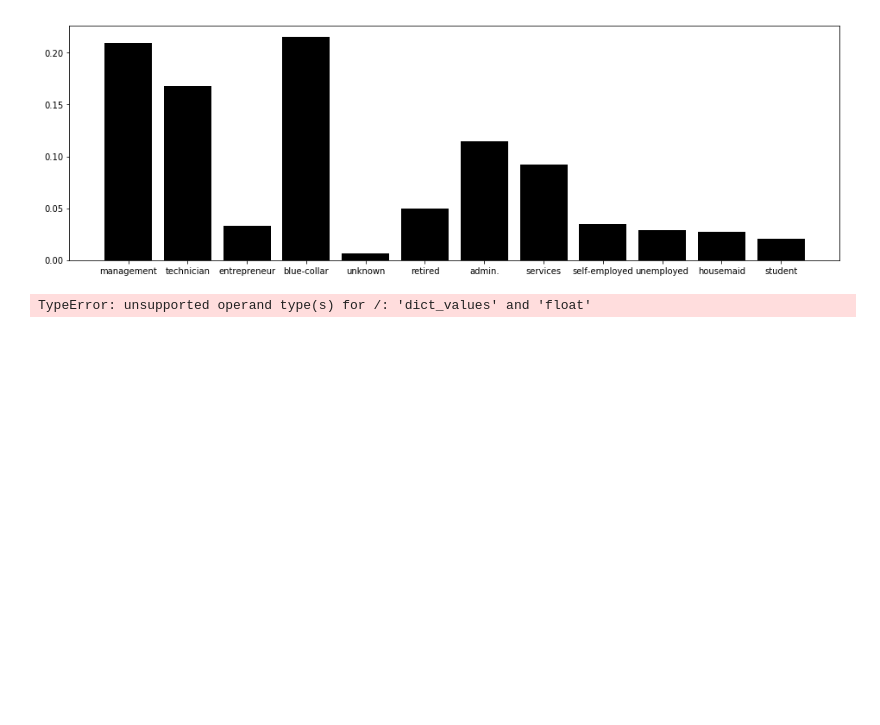
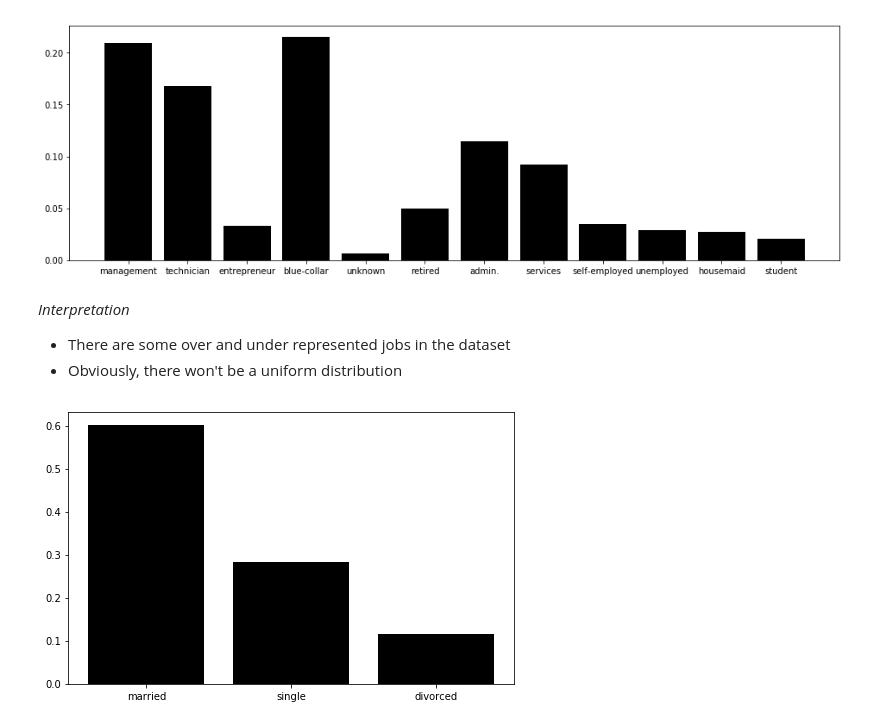
Before and after one commit to caseywasey/Bank-Marketing-Data-Set-Example-Project, a Jupyter notebook: Bank Project - Exploratory Data Analysis.ipynb, the cells around one changed output. Saved outputs shown, nothing was run; the diff lists cells and outputs as text; code cells hidden in the pictures; blank space fills up the shorter version.

Commit message:
updated EDA notebook with some visuals

```diff
--- a/Bank Project - Exploratory Data Analysis.ipynb
+++ b/Bank Project - Exploratory Data Analysis.ipynb
@@ -9,5 +10,7 @@ import matplotlib.pyplot as plt
 # %%
 df = pd.read_csv('./data/bank-full.csv', sep=';')
+# %%
+df['target']= [1 if y=='yes' else 0 for y in df.y]
 # %%
 df.head()
 # %% [output]
@@ -42,7 +54,17 @@ plt.bar(x = job_data.keys(), height= job_data.values(), color = 'k')
 plt.show()
 # %% [output]
 [figure]
-# %%
-sti.values()/5.4
-# %% [output]
-TypeError: unsupported operand type(s) for /: 'dict_values' and 'float'
+# %% [markdown]
+_Interpretation_
+
++ There are some over and under represented jobs in the dataset
++ Obviously, there won't be a uniform distribution
+# %%
+mar_percs = np.array([*Counter(df.marital).values()])/len(df.marital)
+
+marital_data = dict(zip(Counter(df.marital).keys(),mar_percs))
+plt.figure(figsize= (8,5))
+plt.bar(x = marital_data.keys(), height= marital_data.values(), color = 'k')
+plt.show()
+# %% [output]
+[figure, added]
```
Also changed, not shown: parts of 11 cells of this notebook.
